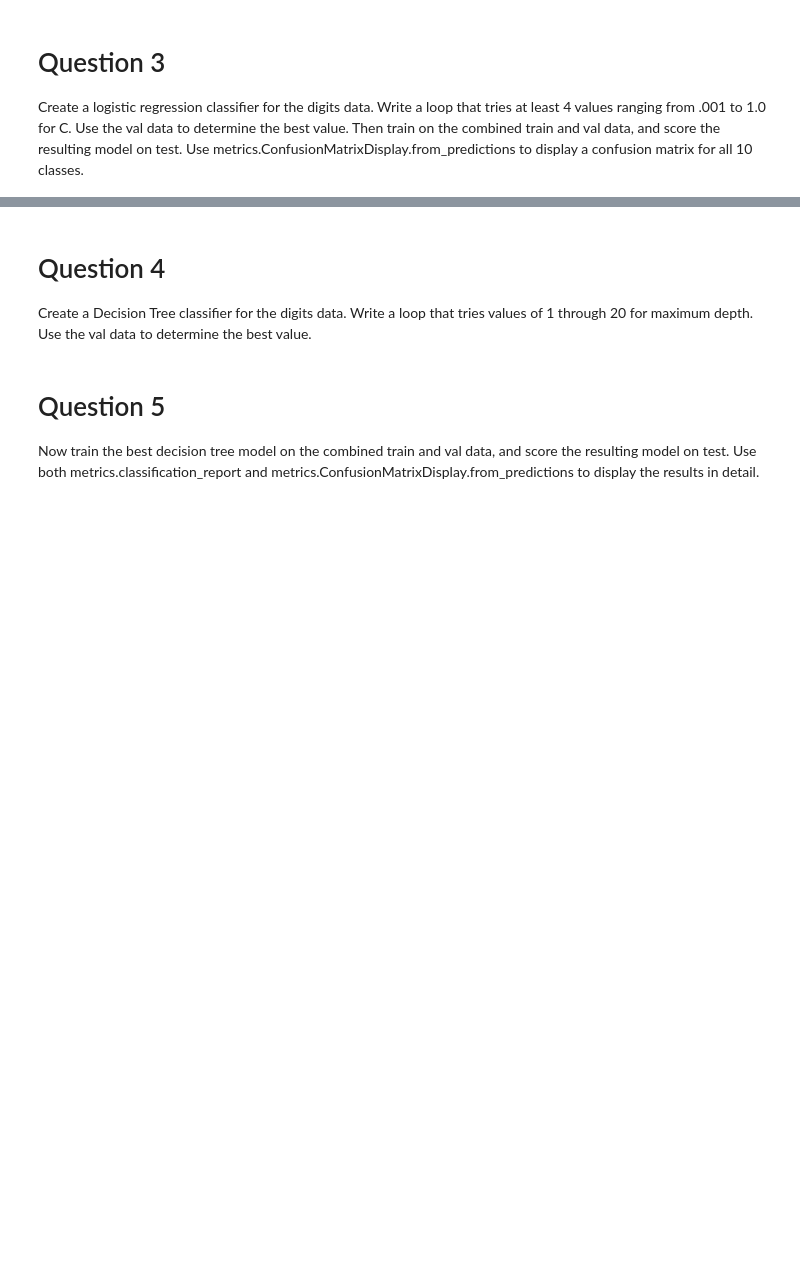
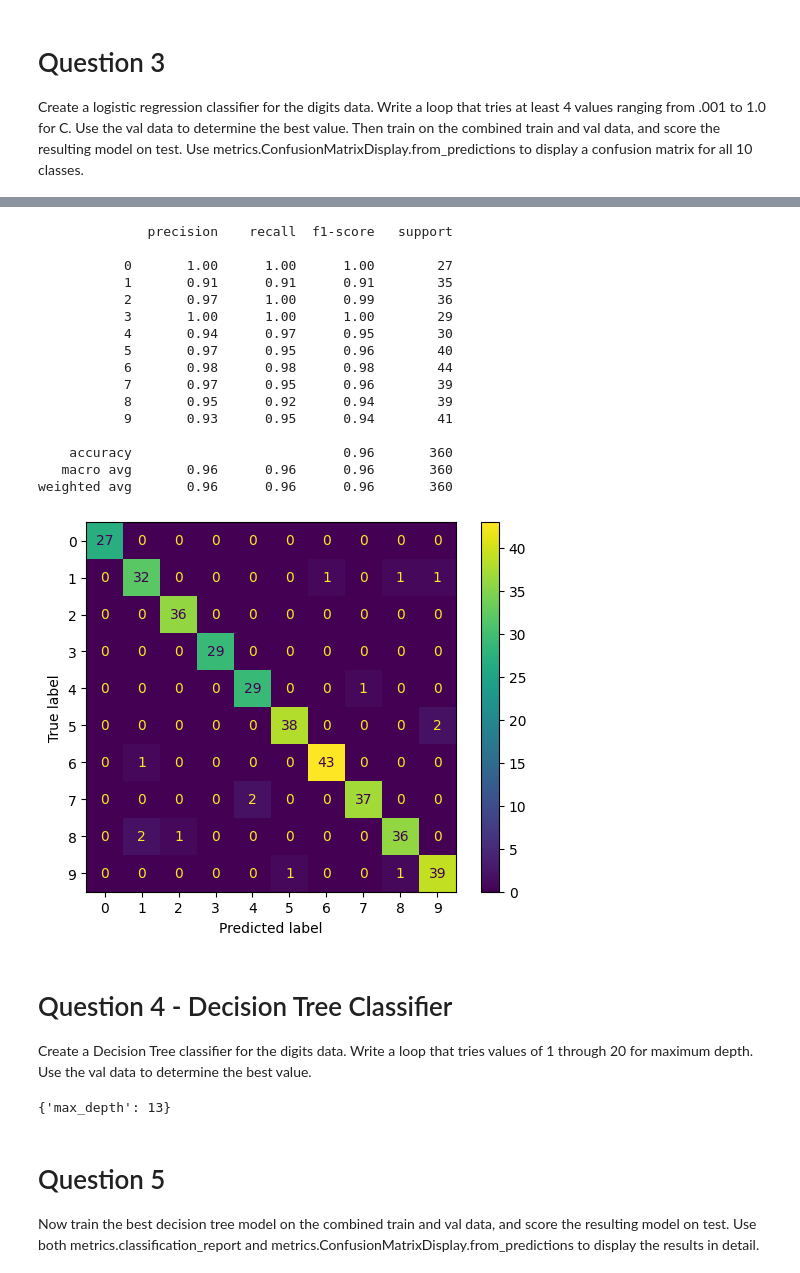
Before and after one commit to helenaglaring/aiml23_labs, a Jupyter notebook: LAB1_2023.ipynb, the cells around one changed output, grey strips where cells are left out. Saved outputs shown, nothing was run; the diff lists cells and outputs as text; code cells hidden in the pictures; blank space fills up the shorter version.

```diff
--- a/LAB1_2023.ipynb
+++ b/LAB1_2023.ipynb
@@ -134,0 +133,3 @@ X_valid, X_test, y_valid, y_test = train_test_split(X_rem,y_rem, test_size=0.5)
+# %%
+# In the first step we will split the data in training-validation set - 20% test, 80% train
+X_trainval, X_test, y_trainval, y_test = train_test_split(X,y, test_size=0.2, random_state=0)
@@ -159 +166,10 @@ logr_tuned[1].best_params_
+# %%
+# Tuning model with optimized hyperparameters
+logr_tuned = LogisticRegression(C = 0.01, max_iter=10000)
+
+# Train - Fitting model using the combined train and val data
+logr_tuned.fit(X_trainval, y_trainval)
+
+# Predict y using test set
+y_logr_pred = logr_tuned.predict(X_test)
 # %%
@@ -176,6 +203,53 @@ print('Recall-score %.3f' % recall_score(y_test, y_logr_pred))
+# %%
+metrics.ConfusionMatrixDisplay.from_predictions(y_test, y_logr_pred)
+print(metrics.classification_report(y_test, y_logr_pred))
+# %% [output]
+              precision    recall  f1-score   support
+
+           0       1.00      1.00      1.00        27
+           1       0.91      0.91      0.91        35
+           2       0.97      1.00      0.99        36
+           3       1.00      1.00      1.00        29
+           4       0.94      0.97      0.95        30
+           5       0.97      0.95      0.96        40
+           6       0.98      0.98      0.98        44
+           7       0.97      0.95      0.96        39
+           8       0.95      0.92      0.94        39
+           9       0.93      0.95      0.94        41
+
+    accuracy                           0.96       360
+   macro avg       0.96      0.96      0.96       360
+weighted avg       0.96      0.96      0.96       360
+[figure, added]
 # %% [markdown]
-<h1>Question 4</h1>
+<h1>Question 4 - Decision Tree Classifier</h1>
 Create a Decision Tree classifier for the digits data. Write a loop that tries values of 1 through 20 for maximum depth. Use the val data to determine the best value.
+# %%
+# Applying GridSearchCV for hyperparameter optimization for max depth
+
+# Model
+dtree = DecisionTreeClassifier()
+
+depth = [int(x) for x in np.linspace(start = 1, stop = 20, num = 20)] # Returns array with values between 1 and 20
+
+# parameter grid
+parameters = {
+    'max_depth'       : depth,
+}
+
+# using GridSearchCV
+dtree_tuned = GridSearchCV(dtree,             # model
+                   param_grid = parameters,   # hyperparameters
+                   scoring='accuracy',        # metric for scoring
+                   cv=10)                     # cross-validation
+
+# Fitting model with optimized parameters using validation data
+dtree_tuned.fit(X_val,y_val)
+
+# Identifying the most optimal hyperparameters
+dtree_tuned.best_params_
+# %% [output]
+{'max_depth': 13}
 # %% [markdown]
 <h1>Question 5</h1>
 Now train the best decision tree model on the combined train and val data, and score the resulting model on test.
```
Also changed, not shown: parts of 29 cells of this notebook, 1 other file.
